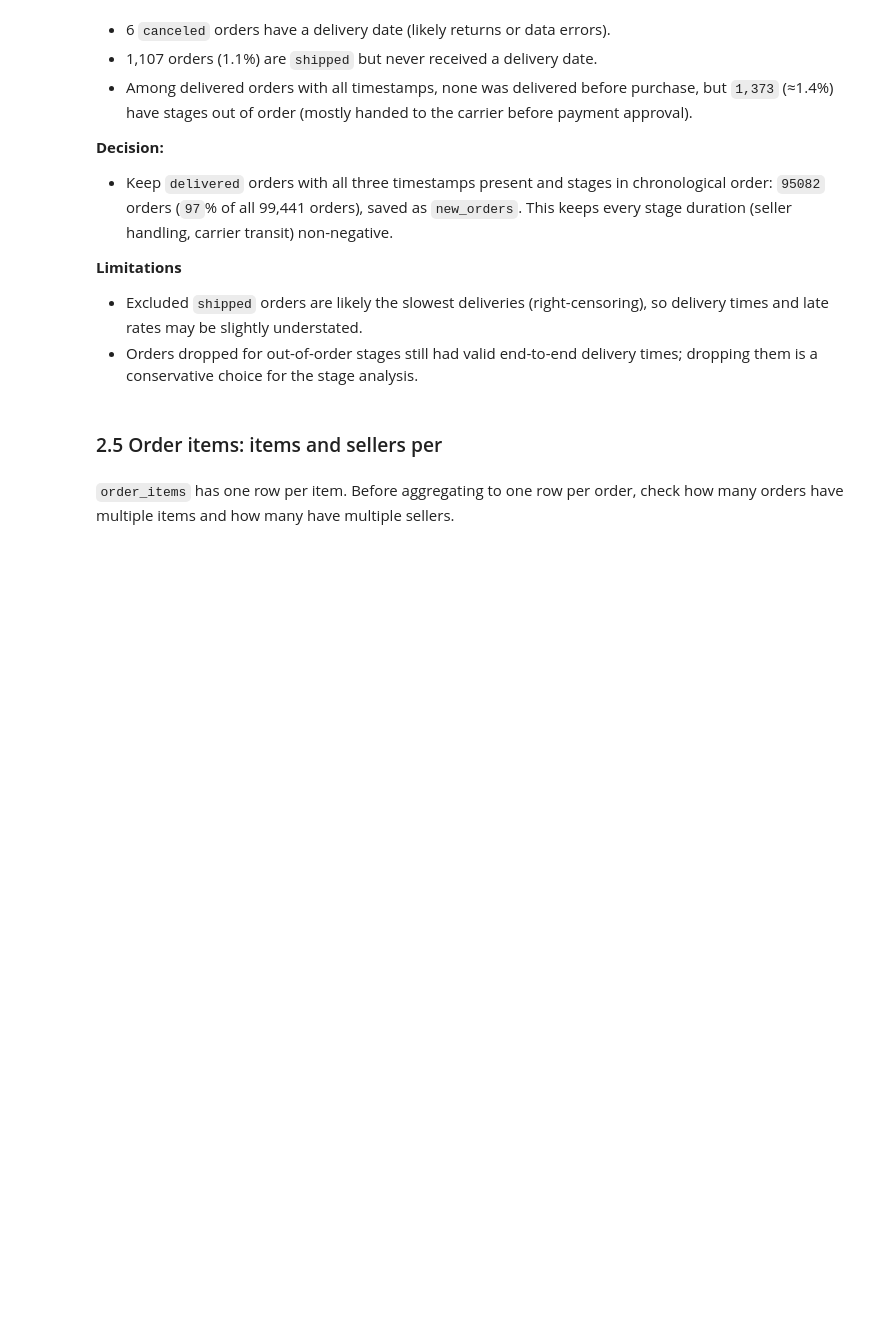
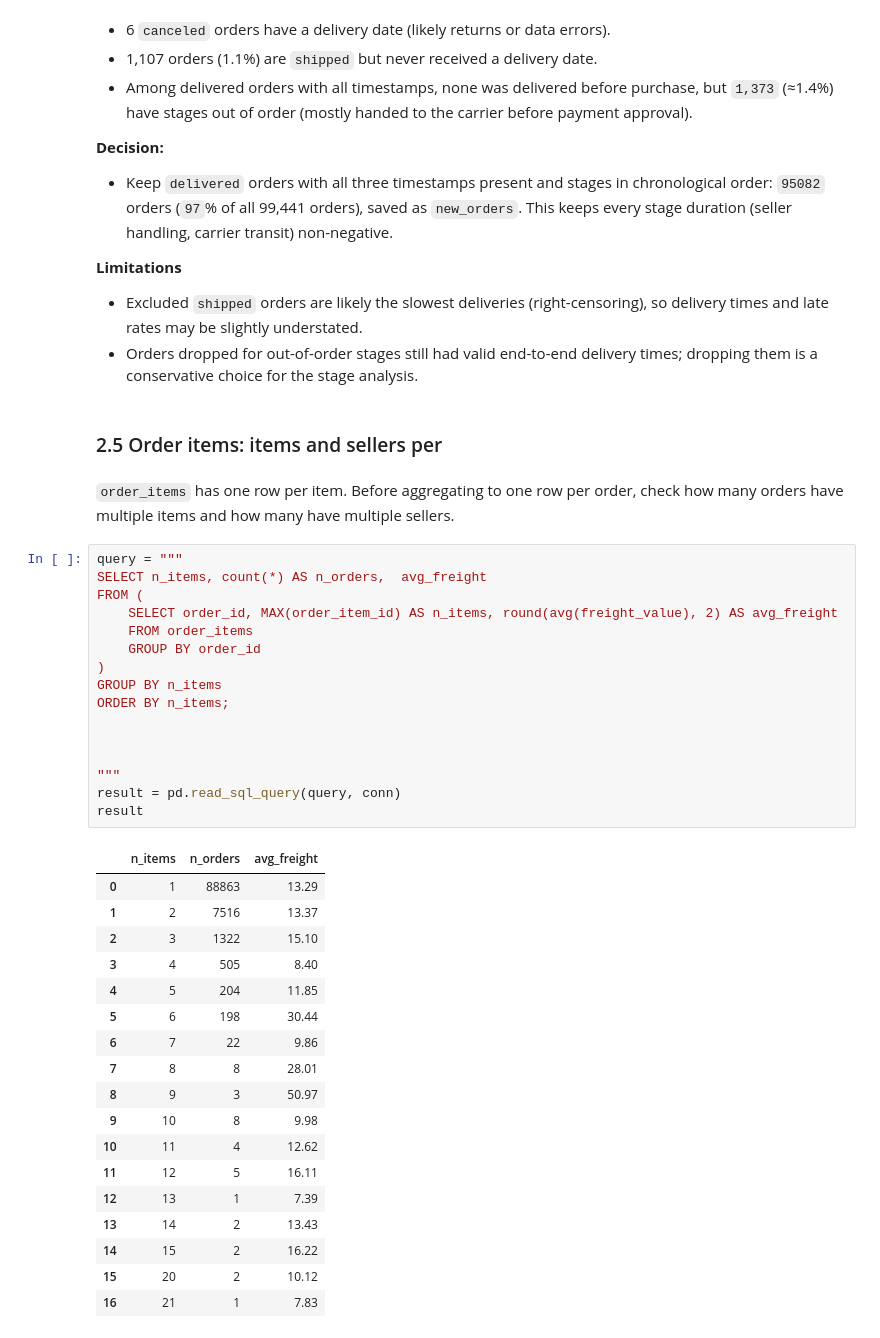
Before and after one commit to Lukevu-hub/olist-delivery-analysis, a Jupyter notebook: notebooks/01_load_and_clean.ipynb, the cells around one changed output. Cells and saved outputs as stored; diff of their text form; blank space fills up the shorter version.

```diff
--- a/notebooks/01_load_and_clean.ipynb
+++ b/notebooks/01_load_and_clean.ipynb
@@ -381,3 +381,38 @@ carrier transit) non-negative.
 # %% [markdown]
 `order_items` has one row per item. Before aggregating to one row per order,
 check how many orders have multiple items and how many have multiple sellers.
+# %%
+query = """
+SELECT n_items, count(*) AS n_orders,  avg_freight
+FROM (
+    SELECT order_id, MAX(order_item_id) AS n_items, round(avg(freight_value), 2) AS avg_freight
+    FROM order_items
+    GROUP BY order_id
+)
+GROUP BY n_items
+ORDER BY n_items;
+
+
+
+"""
+result = pd.read_sql_query(query, conn)
+result
+# %% [output]
+|  | n_items | n_orders | avg_freight |
+| 0 | 1 | 88863 | 13.29 |
+| 1 | 2 | 7516 | 13.37 |
+| 2 | 3 | 1322 | 15.10 |
+| 3 | 4 | 505 | 8.40 |
+| 4 | 5 | 204 | 11.85 |
+| 5 | 6 | 198 | 30.44 |
+| 6 | 7 | 22 | 9.86 |
+| 7 | 8 | 8 | 28.01 |
+| 8 | 9 | 3 | 50.97 |
+| 9 | 10 | 8 | 9.98 |
+| 10 | 11 | 4 | 12.62 |
+| 11 | 12 | 5 | 16.11 |
+| 12 | 13 | 1 | 7.39 |
+| 13 | 14 | 2 | 13.43 |
+| 14 | 15 | 2 | 16.22 |
+| 15 | 20 | 2 | 10.12 |
+| 16 | 21 | 1 | 7.83 |
```
Also changed, not shown: parts of 4 cells of this notebook.
